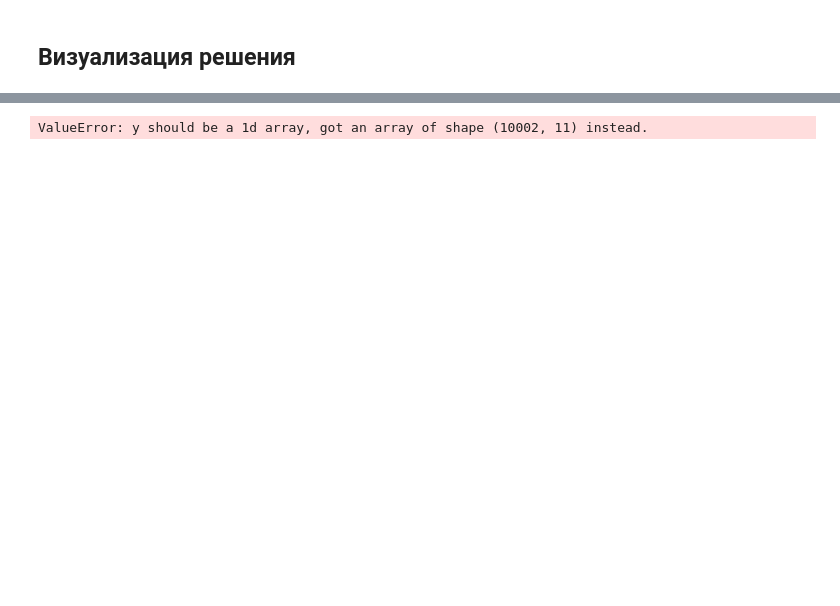
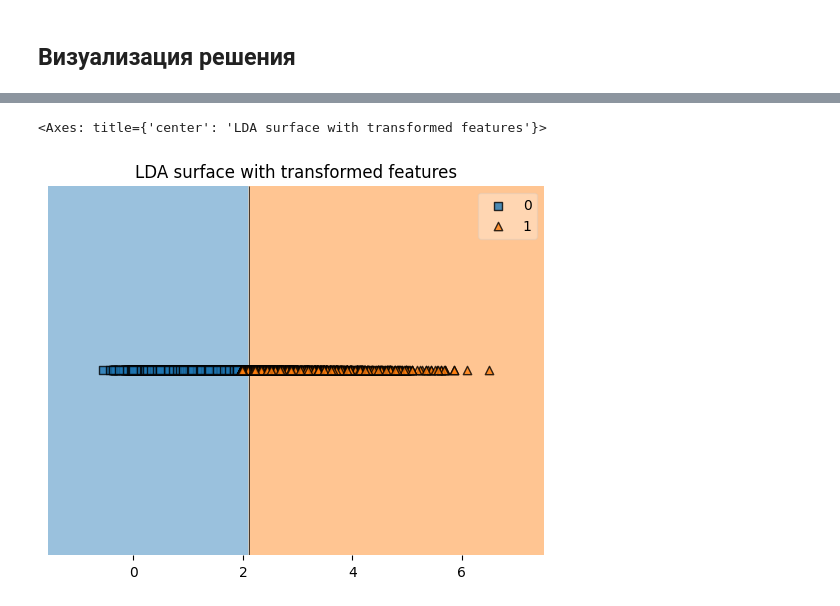
Before and after one commit to QS1lE/ml_data.mining, a Jupyter notebook: practice/practice 2.ipynb, the cells around one changed output, grey strips where cells are left out. Saved outputs shown, nothing was run; the diff lists cells and outputs as text; code cells hidden in the pictures; blank space fills up the shorter version.

```diff
--- a/practice/practice 2.ipynb
+++ b/practice/practice 2.ipynb
@@ -325,20 +391,28 @@ plot_decision_regions(
 # %%
-data = df["HasCrCard"].map({'No': 0, 'Yes': 1})
+# data = df["HasCrCard"].map({'No': 0, 'Yes': 1})
+sk_lda = LinearDiscriminantAnalysis(solver='svd')
+sk_lda.fit(X_train, y_train)
+sk_lda_pred_res = sk_lda.predict(X_test)
+sk_transformed = sk_lda.transform(X_train)
+sk_lda_accuracy = accuracy_score(y_test, sk_lda_pred_res)
 
-Xs = df[['Age',	'CreditScore']]
-ys = df.values
+
+Xs = df1[['mmCreditScore',	'mmAge']]
+ys = df1['Exited'].values
 
 sk_lda2 = LinearDiscriminantAnalysis(solver='eigen')
-X1_lda = sk_lda2.fit(X, ys).transform(X)
+X1_lda = sk_lda2.fit(Xs, ys)
+sk_lda_pred_res2 = sk_lda2.predict(Xs)
+sk_transformed2 = sk_lda2.transform(Xs)
+# Xs = X1_lda
 
-Xs = X1_lda
-
-X1_lda_train, X1_lda_test, y1_train, y1_test = train_test_split(X1_lda, ys, random_state=0)
+X1_lda_train, X1_lda_test, y1_train, y1_test = train_test_split(sk_transformed2, sk_lda_pred_res2, random_state=0)
 
 sk_lda2.fit(X1_lda_train, y1_train)
 
 plt.title('LDA surface with transformed features')
-plot_decision_regions(X=X1_lda, y=ys, clf=sk_lda2)
+plot_decision_regions(sk_transformed2, sk_lda_pred_res2, clf=sk_lda2)
 # %% [output]
-ValueError: y should be a 1d array, got an array of shape (10002, 11) instead.
+<Axes: title={'center': 'LDA surface with transformed features'}>
+[figure, added]
 # %%
```
Also changed, not shown: parts of 42 cells of this notebook.
